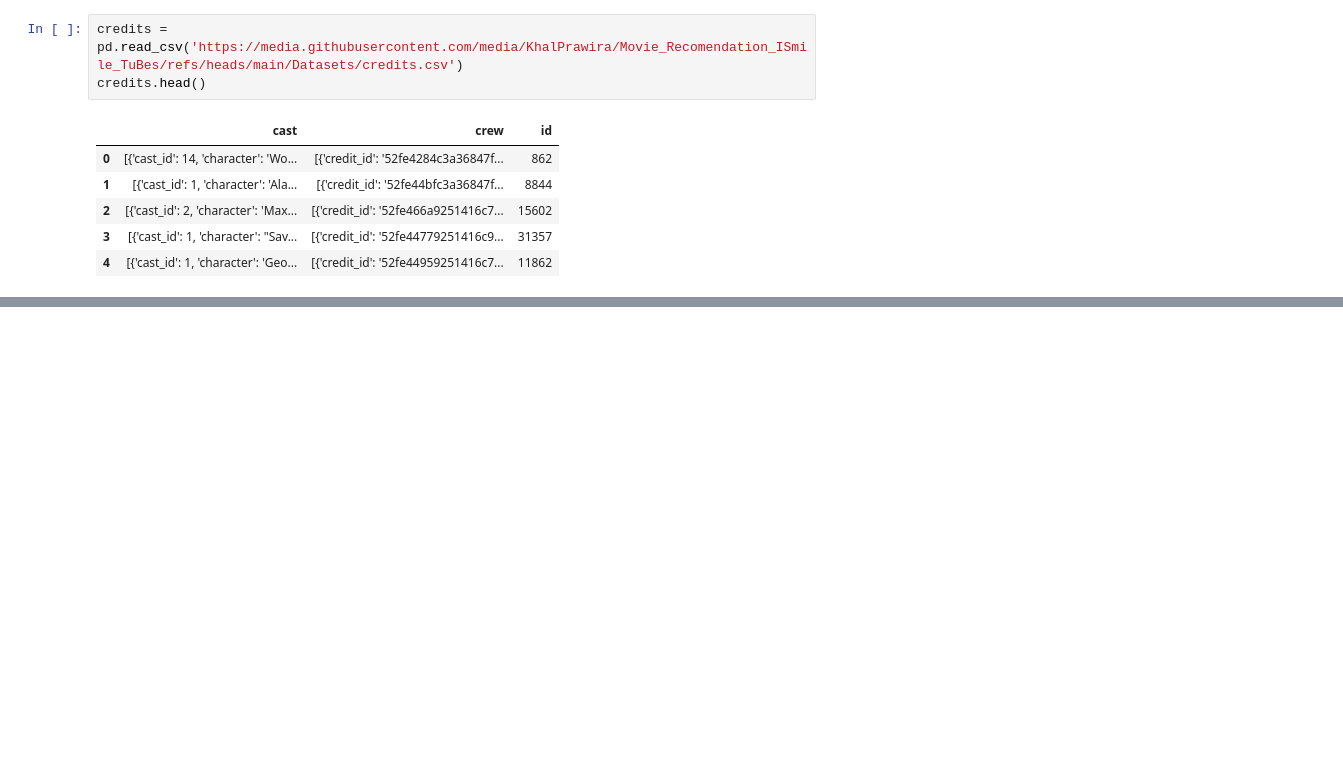
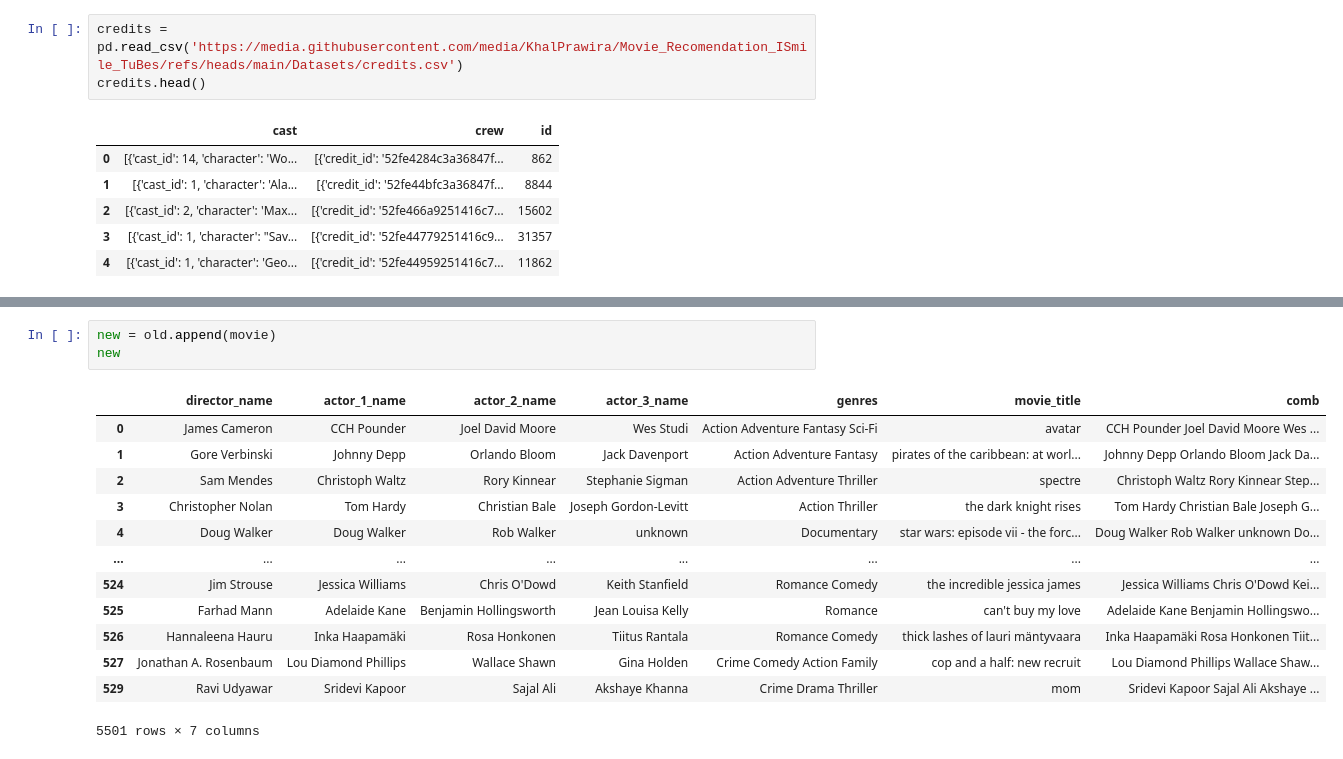
Before and after one commit to KhalPrawira/Movie_Recomendation_ISmile_TuBes, a Jupyter notebook: Data_Process/data_process_2.ipynb, the cells around one changed output, grey strips where cells are left out. Drawn from its saved outputs; the diff is of its cells as text; blank space fills up the shorter version.

```diff
--- a/Data_Process/data_process_2.ipynb
+++ b/Data_Process/data_process_2.ipynb
@@ -30,0 +362,17 @@ meta
+# %%
+new = old.append(movie)
+new
+# %% [output]
+|  | director_name | actor_1_name | actor_2_name | actor_3_name | genres | movie_title | comb |
+| 0 | James Cameron | CCH Pounder | Joel David Moore | Wes Studi | Action Adventure Fantasy Sci-Fi | avatar | CCH Pounder Joel David Moore Wes ... |
+| 1 | Gore Verbinski | Johnny Depp | Orlando Bloom | Jack Davenport | Action Adventure Fantasy | pirates of the caribbean: at worl... | Johnny Depp Orlando Bloom Jack Da... |
+| 2 | Sam Mendes | Christoph Waltz | Rory Kinnear | Stephanie Sigman | Action Adventure Thriller | spectre | Christoph Waltz Rory Kinnear Step... |
+| 3 | Christopher Nolan | Tom Hardy | Christian Bale | Joseph Gordon-Levitt | Action Thriller | the dark knight rises | Tom Hardy Christian Bale Joseph G... |
+| 4 | Doug Walker | Doug Walker | Rob Walker | unknown | Documentary | star wars: episode vii - the forc... | Doug Walker Rob Walker unknown Do... |
+| ... | ... | ... | ... | ... | ... | ... | ... |
+| 524 | Jim Strouse | Jessica Williams | Chris O'Dowd | Keith Stanfield | Romance Comedy | the incredible jessica james | Jessica Williams Chris O'Dowd Kei... |
+| 525 | Farhad Mann | Adelaide Kane | Benjamin Hollingsworth | Jean Louisa Kelly | Romance | can't buy my love | Adelaide Kane Benjamin Hollingswo... |
+| 526 | Hannaleena Hauru | Inka Haapamäki | Rosa Honkonen | Tiitus Rantala | Romance Comedy | thick lashes of lauri mäntyvaara | Inka Haapamäki Rosa Honkonen Tiit... |
+| 527 | Jonathan A. Rosenbaum | Lou Diamond Phillips | Wallace Shawn | Gina Holden | Crime Comedy Action Family | cop and a half: new recruit | Lou Diamond Phillips Wallace Shaw... |
+| 529 | Ravi Udyawar | Sridevi Kapoor | Sajal Ali | Akshaye Khanna | Crime Drama Thriller | mom | Sridevi Kapoor Sajal Ali Akshaye ... |
+5501 rows × 7 columns
```
Also changed, not shown: parts of 42 cells of this notebook.
